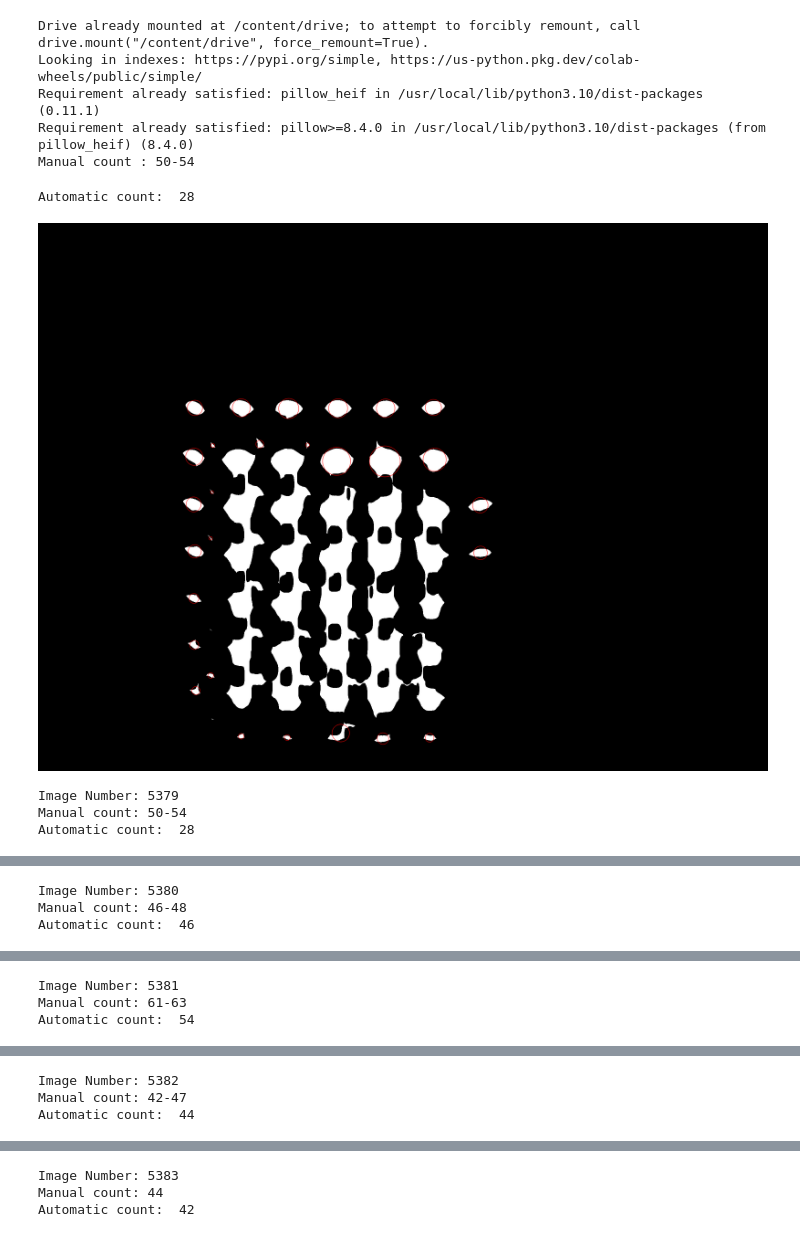
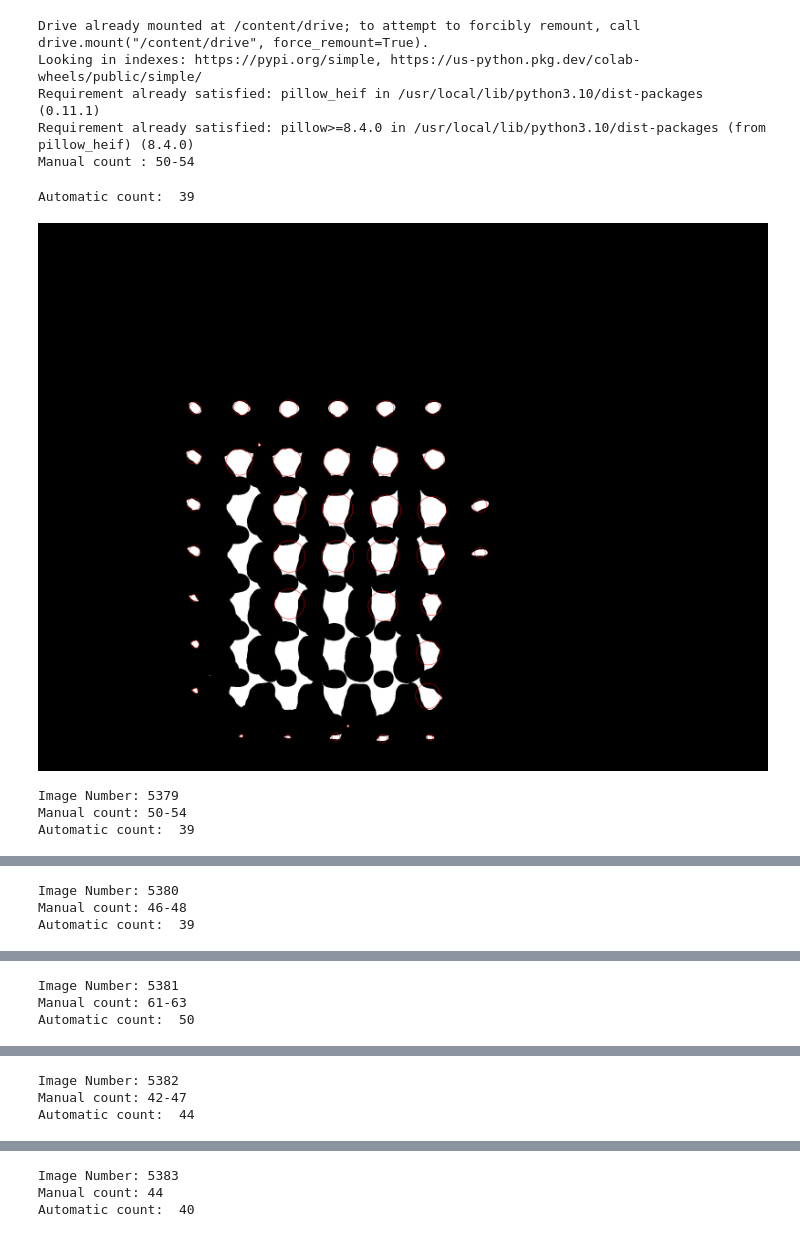
Before and after one commit to kajastalder/data-science-fundamentals, a Jupyter notebook: Coding_task_2.ipynb, the cells around one changed output, grey strips where cells are left out. Cells and saved outputs as stored; diff of their text form; code cells hidden in the pictures.

```diff
--- a/Coding_task_2.ipynb
+++ b/Coding_task_2.ipynb
@@ -51,12 +51,12 @@ def filtering_and_thresholding(nr):
   imageRGB = io.imread(url_name)
   image = imageRGB[:,:,2]
   cropped_image = image[1900:3700,300:2700]
-  image_mean = skf.median(cropped_image,selem=skm.disk(20))
+  image_mean = skf.median(cropped_image,selem=skm.disk(25))
   threshold_manual = 70
   image_threshold = image_mean<threshold_manual
   # convert boolean image back to uint8 image
   img = image_threshold.astype(np.uint8) * 255
-  kernel = cv2.getStructuringElement(cv2.MORPH_ELLIPSE, (10,40))
+  kernel = cv2.getStructuringElement(cv2.MORPH_ELLIPSE, (35,45))
   final_image = cv2.erode(img, kernel)
   return final_image
 
@@ -98,35 +98,35 @@ def count_bins(image):
 
 print('Manual count :',manual_count[5379])
 image = filtering_and_thresholding(5379)
 count_bins(image)
 
 
 
 
 # subtask 4:
 # do the same as in 3 with all images
 
 for i in range(5379,5394):
   print('Image Number:',i)
   print('Manual count:',manual_count[i])
   image = filtering_and_thresholding(i)
   count_bins(image)
 
 
 
 # General problem: doesn't count connected blobs!
 # params.minDistBetweenBlobs > 0.01 (0 not allowed)
 
 # final settings: do count some bins as two and others not at all, but result
 # in quite accurate values in the end
 # %% [output]
 Drive already mounted at /content/drive; to attempt to forcibly remount, call drive.mount("/content/drive", force_remount=True).
 Looking in indexes: https://pypi.org/simple, https://us-python.pkg.dev/colab-wheels/public/simple/
 Requirement already satisfied: pillow_heif in /usr/local/lib/python3.10/dist-packages (0.11.1)
 Requirement already satisfied: pillow>=8.4.0 in /usr/local/lib/python3.10/dist-packages (from pillow_heif) (8.4.0)
 Manual count : 50-54
-Automatic count:  28
+Automatic count:  39
-[figure, old version]
+[figure, new version]
 Image Number: 5379
 Manual count: 50-54
-Automatic count:  28
+Automatic count:  39
@@ -134,3 +134,3 @@ Automatic count:  28
 Image Number: 5380
 Manual count: 46-48
-Automatic count:  46
+Automatic count:  39
@@ -138,3 +138,3 @@ Automatic count:  46
 Image Number: 5381
 Manual count: 61-63
-Automatic count:  54
+Automatic count:  50
@@ -146,3 +146,3 @@ Automatic count:  44
 Image Number: 5383
 Manual count: 44
-Automatic count:  42
+Automatic count:  40
```
Also changed, not shown: parts of 1 cell of this notebook.
